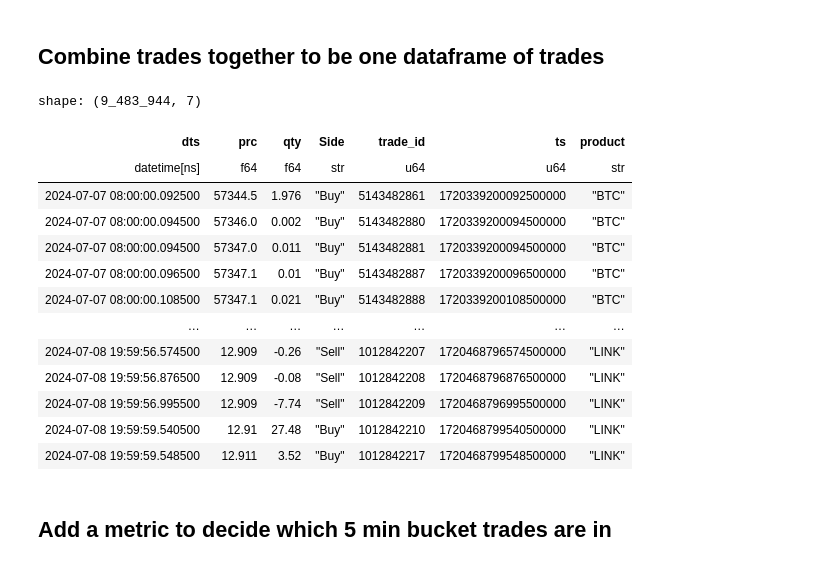
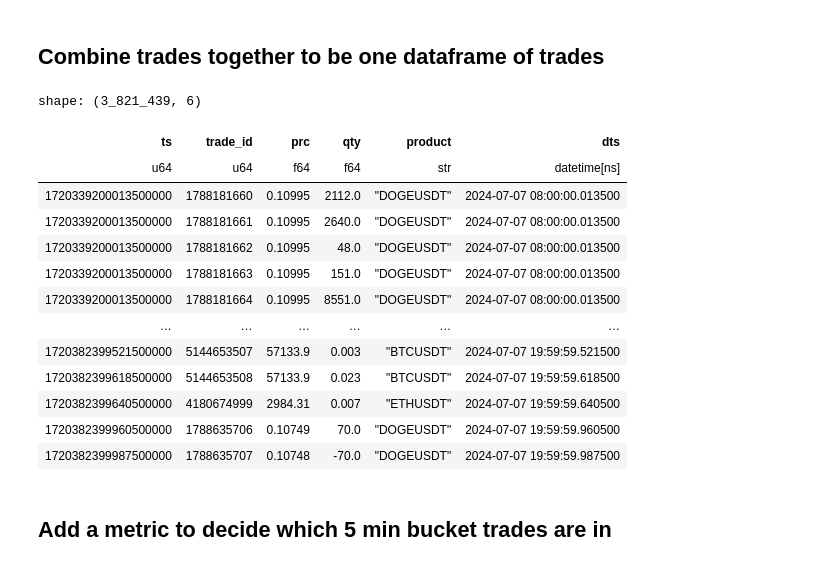
Before and after one commit to Tripudium/cooc, a Jupyter notebook: examples/tradedecomp.ipynb, the cells around one changed output. Cells and saved outputs as stored; diff of their text form; code cells hidden in the pictures.

```diff
--- a/examples/tradedecomp.ipynb
+++ b/examples/tradedecomp.ipynb
@@ -150,5 +49,7 @@ Now look at some trade data
+# %%
+dl = get_dataset("tardis")
 # %%
-tdf = load_data('BTCUSDT', ['240707.0800', '240707.2000'], 'trade')
+tdf = dl.load_trades('BTCUSDT', ['240707.0800', '240707.2000'])
 # %%
 print(tdf.shape)
 tdf.head()
@@ -324,23 +225,26 @@ DOGE_labeled = DOGE_tdf.with_columns(pl.lit("DOGE").alias("product"))
 LINK_labeled = LINK_tdf.with_columns(pl.lit("LINK").alias("product"))
 
 all_trades = pl.concat([BTC_labeled, ETH_labeled, SOL_labeled, DOGE_labeled, LINK_labeled])
+# %%
+all_trades = dl.load_trades(RCS,  ['240707.0800', '240707.2000'])
 # %%
+all_trades = all_trades._dt.add_datetime('ts')
 all_trades
 # %% [output]
-shape: (9_483_944, 7)
+shape: (3_821_439, 6)
-| dts | prc | qty | Side | trade_id | ts | product |
-| datetime[ns] | f64 | f64 | str | u64 | u64 | str |
-| 2024-07-07 08:00:00.092500 | 57344.5 | 1.976 | "Buy" | 5143482861 | 1720339200092500000 | "BTC" |
-| 2024-07-07 08:00:00.094500 | 57346.0 | 0.002 | "Buy" | 5143482880 | 1720339200094500000 | "BTC" |
-| 2024-07-07 08:00:00.094500 | 57347.0 | 0.011 | "Buy" | 5143482881 | 1720339200094500000 | "BTC" |
-| 2024-07-07 08:00:00.096500 | 57347.1 | 0.01 | "Buy" | 5143482887 | 1720339200096500000 | "BTC" |
-| 2024-07-07 08:00:00.108500 | 57347.1 | 0.021 | "Buy" | 5143482888 | 1720339200108500000 | "BTC" |
-| … | … | … | … | … | … | … |
-| 2024-07-08 19:59:56.574500 | 12.909 | -0.26 | "Sell" | 1012842207 | 1720468796574500000 | "LINK" |
-| 2024-07-08 19:59:56.876500 | 12.909 | -0.08 | "Sell" | 1012842208 | 1720468796876500000 | "LINK" |
-| 2024-07-08 19:59:56.995500 | 12.909 | -7.74 | "Sell" | 1012842209 | 1720468796995500000 | "LINK" |
-| 2024-07-08 19:59:59.540500 | 12.91 | 27.48 | "Buy" | 1012842210 | 1720468799540500000 | "LINK" |
-| 2024-07-08 19:59:59.548500 | 12.911 | 3.52 | "Buy" | 1012842217 | 1720468799548500000 | "LINK" |
+| ts | trade_id | prc | qty | product | dts |
+| u64 | u64 | f64 | f64 | str | datetime[ns] |
+| 1720339200013500000 | 1788181660 | 0.10995 | 2112.0 | "DOGEUSDT" | 2024-07-07 08:00:00.013500 |
+| 1720339200013500000 | 1788181661 | 0.10995 | 2640.0 | "DOGEUSDT" | 2024-07-07 08:00:00.013500 |
+| 1720339200013500000 | 1788181662 | 0.10995 | 48.0 | "DOGEUSDT" | 2024-07-07 08:00:00.013500 |
+| 1720339200013500000 | 1788181663 | 0.10995 | 151.0 | "DOGEUSDT" | 2024-07-07 08:00:00.013500 |
+| 1720339200013500000 | 1788181664 | 0.10995 | 8551.0 | "DOGEUSDT" | 2024-07-07 08:00:00.013500 |
+| … | … | … | … | … | … |
+| 1720382399521500000 | 5144653507 | 57133.9 | 0.003 | "BTCUSDT" | 2024-07-07 19:59:59.521500 |
+| 1720382399618500000 | 5144653508 | 57133.9 | 0.023 | "BTCUSDT" | 2024-07-07 19:59:59.618500 |
+| 1720382399640500000 | 4180674999 | 2984.31 | 0.007 | "ETHUSDT" | 2024-07-07 19:59:59.640500 |
+| 1720382399960500000 | 1788635706 | 0.10749 | 70.0 | "DOGEUSDT" | 2024-07-07 19:59:59.960500 |
+| 1720382399987500000 | 1788635707 | 0.10748 | -70.0 | "DOGEUSDT" | 2024-07-07 19:59:59.987500 |
 # %% [markdown]
 ## Add a metric to decide which 5 min bucket trades are in
 # %%
```
Also changed, not shown: parts of 20 cells of this notebook, 12 other files.
